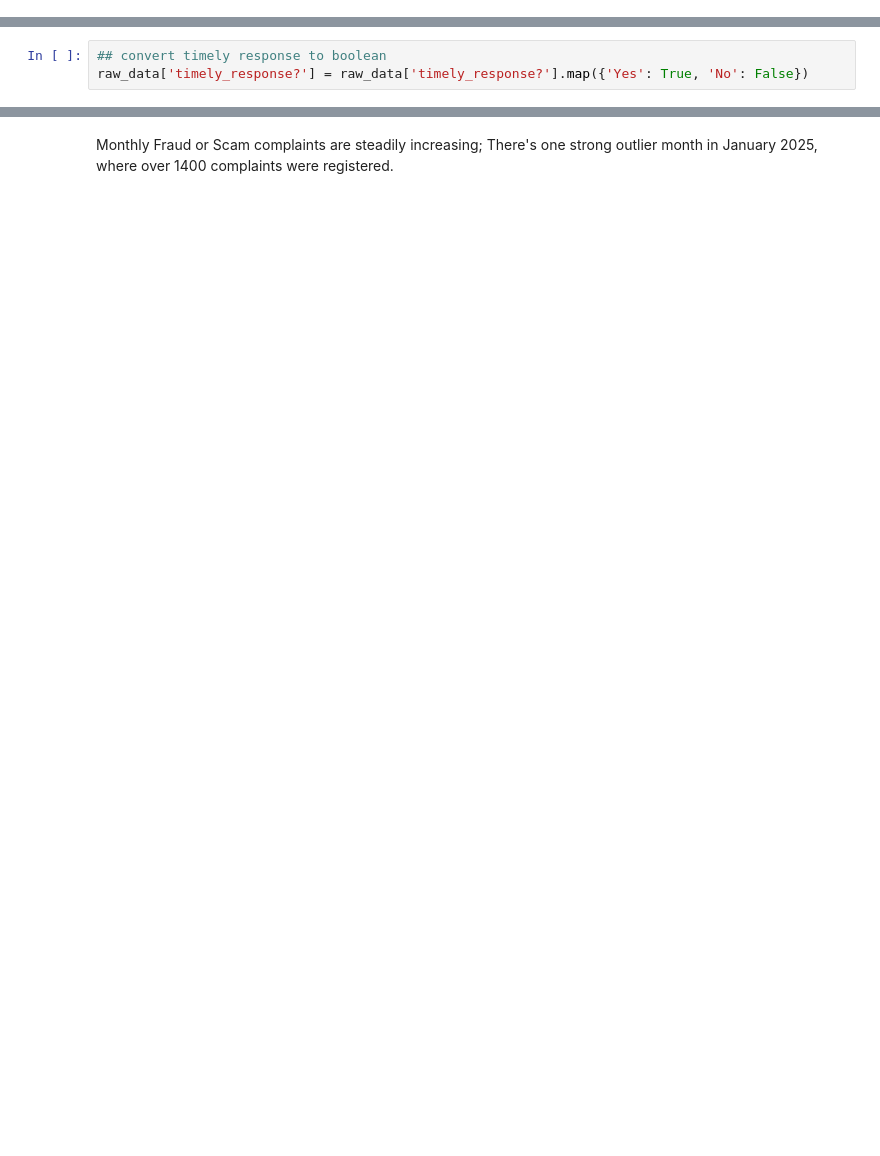
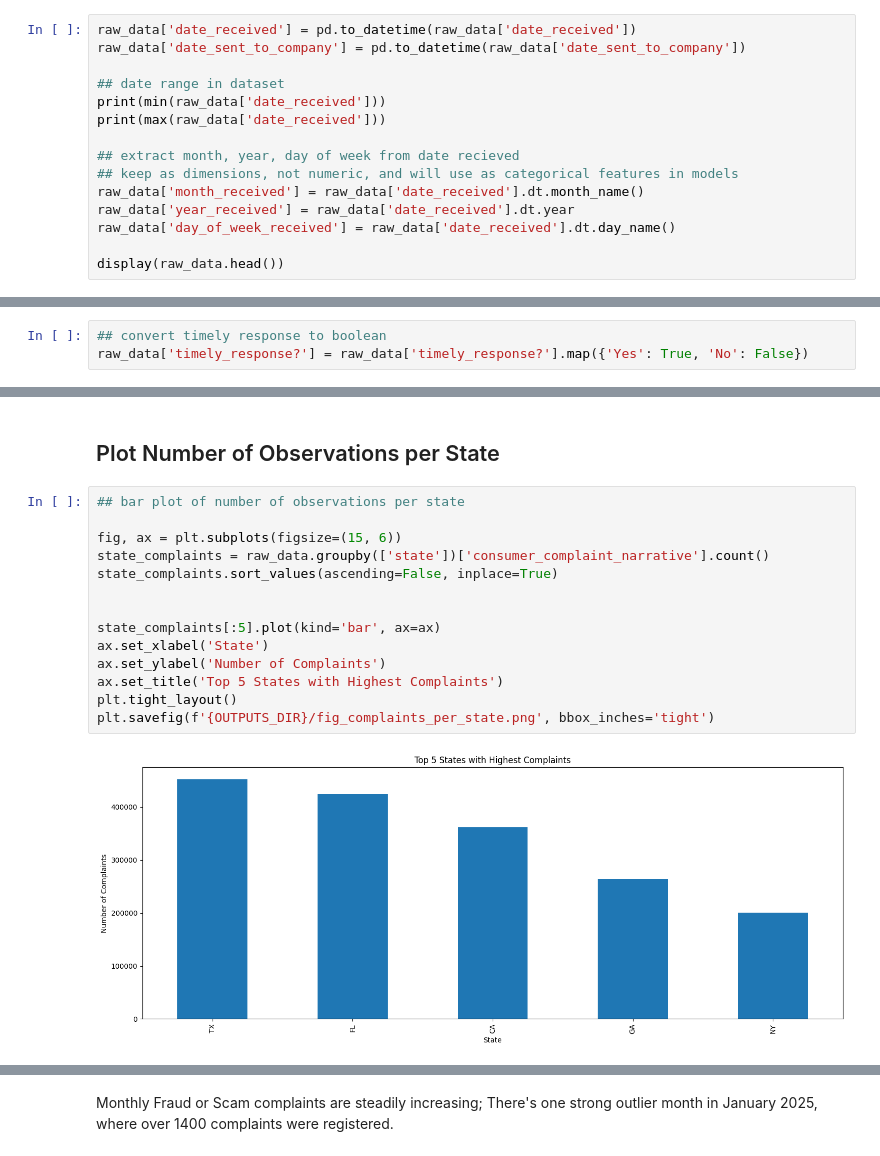
Before and after one commit to laurynjlittle/APST2047_Messy_Data_ML_Project, a Jupyter notebook: NB1_Messy_Data_Dataset_Preprocessing_JL.ipynb, the cells around one changed output, grey strips where cells are left out. Drawn from its saved outputs; the diff is of its cells as text; blank space fills up the shorter version.

```diff
--- a/NB1_Messy_Data_Dataset_Preprocessing_JL.ipynb
+++ b/NB1_Messy_Data_Dataset_Preprocessing_JL.ipynb
@@ -140,0 +142,15 @@ raw_data['date_sent_to_company'] = pd.to_datetime(raw_data['date_sent_to_company
+# %%
+raw_data['date_received'] = pd.to_datetime(raw_data['date_received'])
+raw_data['date_sent_to_company'] = pd.to_datetime(raw_data['date_sent_to_company'])
+
+## date range in dataset
+print(min(raw_data['date_received']))
+print(max(raw_data['date_received']))
+
+## extract month, year, day of week from date recieved
+## keep as dimensions, not numeric, and will use as categorical features in models
+raw_data['month_received'] = raw_data['date_received'].dt.month_name()
+raw_data['year_received'] = raw_data['date_received'].dt.year
+raw_data['day_of_week_received'] = raw_data['date_received'].dt.day_name()
+
+display(raw_data.head())
@@ -180,3 +306,21 @@ plt.show()
+# %% [markdown]
+## Plot Number of Observations per State
+# %%
+## bar plot of number of observations per state
+
+fig, ax = plt.subplots(figsize=(15, 6))
+state_complaints = raw_data.groupby(['state'])['consumer_complaint_narrative'].count()
+state_complaints.sort_values(ascending=False, inplace=True)
+
+
+state_complaints[:5].plot(kind='bar', ax=ax)
+ax.set_xlabel('State')
+ax.set_ylabel('Number of Complaints')
+ax.set_title('Top 5 States with Highest Complaints')
+plt.tight_layout()
+plt.savefig(f'{OUTPUTS_DIR}/fig_complaints_per_state.png', bbox_inches='tight')
+# %% [output]
+[figure, added]
 # %%
 raw_data['issue'].value_counts().head(30)
 # %% [output]
```
Also changed, not shown: parts of 20 cells of this notebook.
